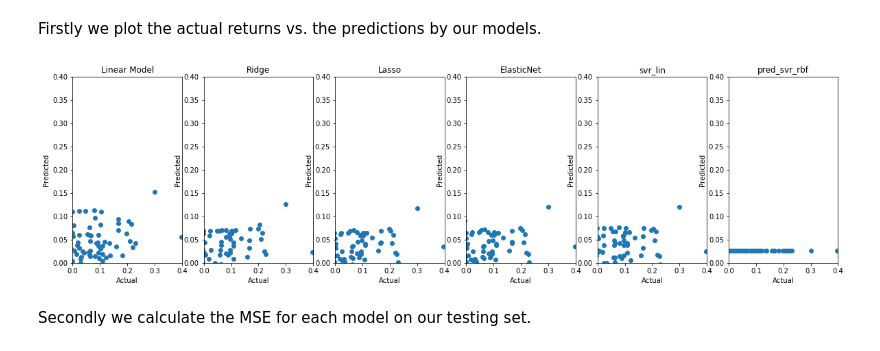
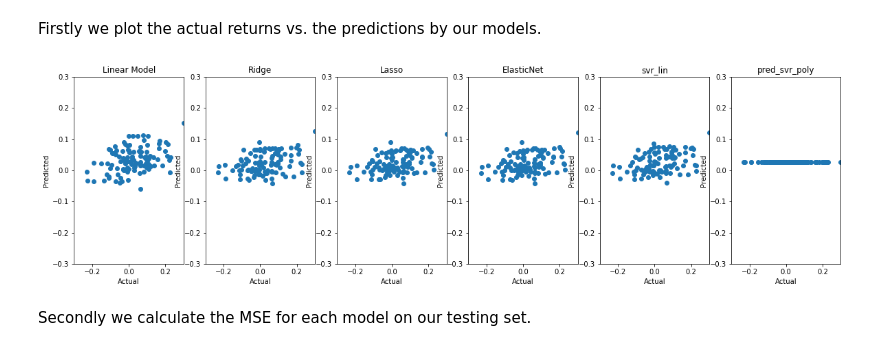
Before and after one commit to Wahe3bru/LinReg, a Jupyter notebook: Final notebooks/Model_Analysis_sf_F.ipynb, the cells around one changed output. Cells and saved outputs as stored; diff of their text form; code cells hidden in the pictures.

```diff
--- a/Final notebooks/Model_Analysis_sf_F.ipynb
+++ b/Final notebooks/Model_Analysis_sf_F.ipynb
@@ -56,7 +56,7 @@ lasso = Lasso(alpha=0.001)
 enet = ElasticNet(alpha=0.001,l1_ratio=0.8)
 svr_rbf = SVR(kernel='rbf', C=1, gamma=0.0000001 )
 svr_lin = SVR(kernel='linear', gamma=0.0000001, C=1)
-svr_poly = SVR(kernel='poly', C=1, gamma=0.0000001, degree=3)
+svr_poly = SVR(kernel='poly', C=1, gamma=0.0000001, degree=2)
 # %%
 svr_rbf.fit(X_train,y_train)
 # %% [output]
@@ -231,21 +231,21 @@ Firstly we plot the actual returns vs. the predictions by our models.
 # %%
 # Create figure and axes
 f, ax = plt.subplots(figsize=(20,5), nrows=1, ncols=6)
 
 # Create list of titles and predictions to use in for loop
-pred = [pred_lm, pred_ridge, pred_lasso, pred_enet,pred_svr_lin,pred_svr_rbf]
-title = ['Linear Model', 'Ridge', 'Lasso', 'ElasticNet','svr_lin','pred_svr_rbf']
+pred = [pred_lm, pred_ridge, pred_lasso, pred_enet,pred_svr_lin,pred_svr_poly]
+title = ['Linear Model', 'Ridge', 'Lasso', 'ElasticNet','svr_lin','pred_svr_poly']
 
 # Loop through all axes to plot each model's results
 for i in range(6):
     ax[i].set_title(title[i])
     ax[i].set_xlabel('Actual')
     ax[i].set_ylabel('Predicted')
-    ax[i].set_xlim(0, 0.4)
-    ax[i].set_ylim(0, 0.4)
+    ax[i].set_xlim(-0.3, 0.3)
+    ax[i].set_ylim(-0.3, 0.3)
     ax[i].scatter(y_test,pred[i])
 # %% [output]
-[figure, old version]
+[figure, new version]
 # %% [markdown]
 Secondly we calculate the MSE for each model on our testing set.
 # %%
```
Also changed, not shown: parts of 4 cells of this notebook.
